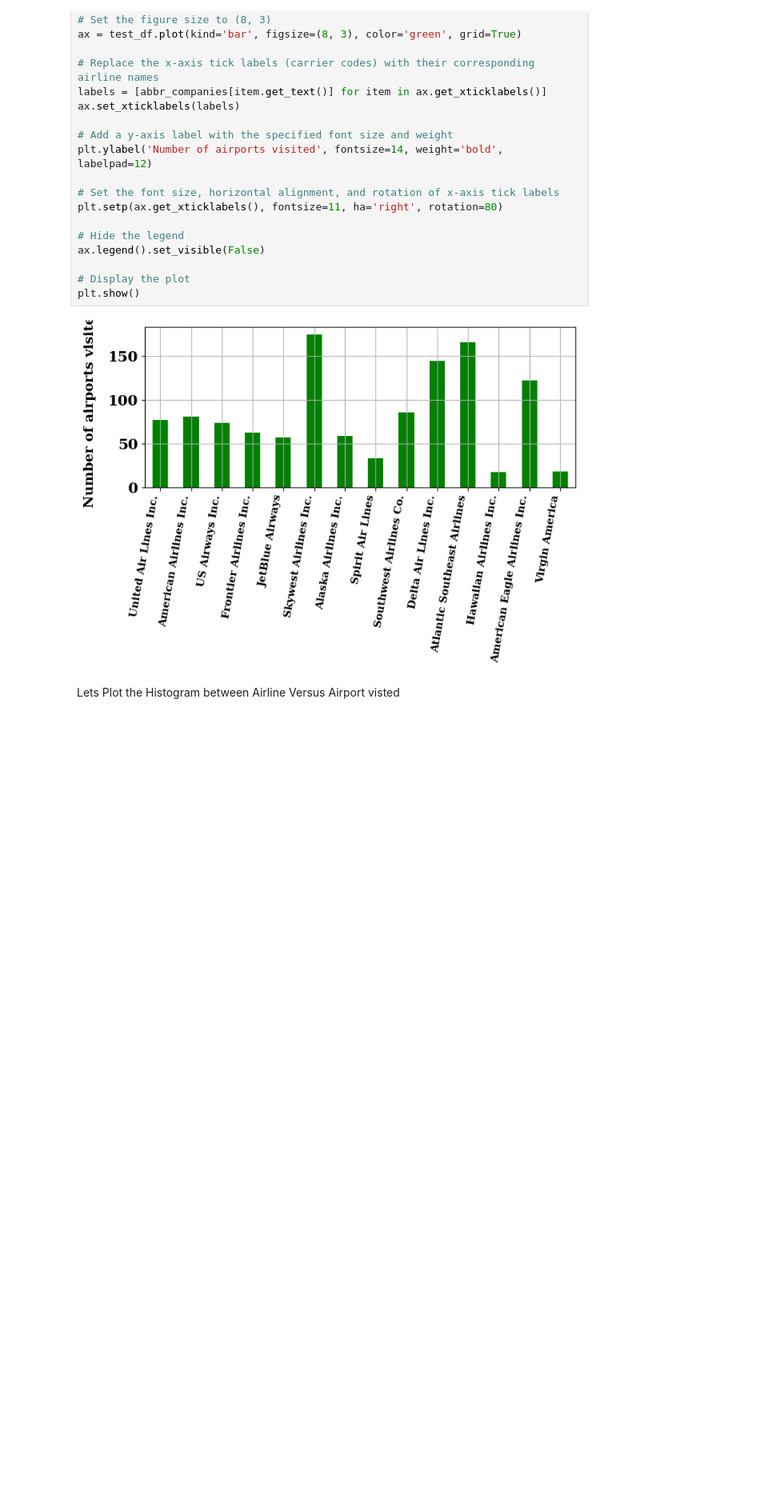
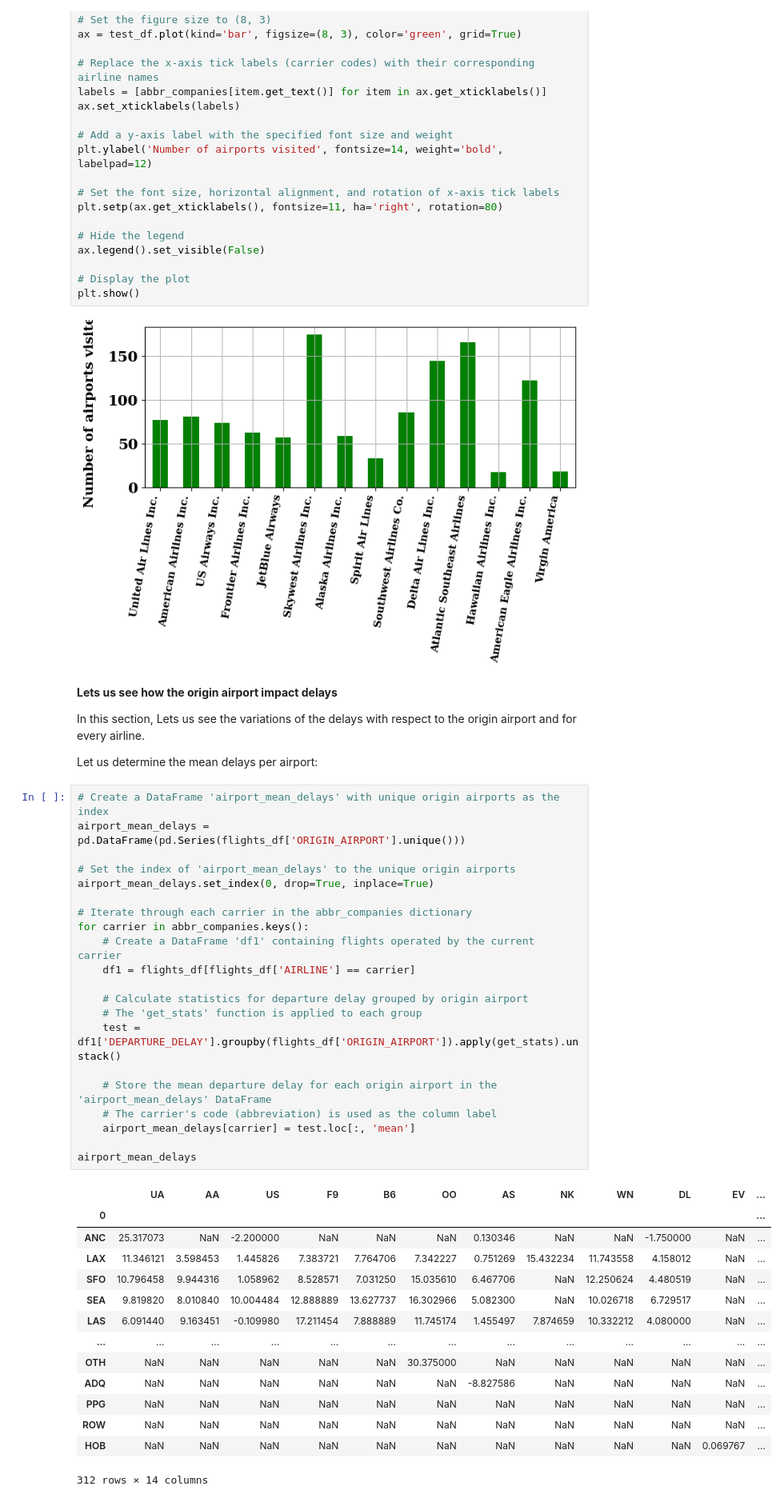
Before and after one commit to arvind-maurya/IIML_Group_Project, a Jupyter notebook: Predicting_Flight_Delay_Simple.ipynb, the cells around one changed output. Shown at 80% size. Cells and saved outputs as stored; diff of their text form; blank space fills up the shorter version.

```diff
--- a/Predicting_Flight_Delay_Simple.ipynb
+++ b/Predicting_Flight_Delay_Simple.ipynb
@@ -584,5 +586,45 @@ ax.legend().set_visible(False)
 plt.show()
 # %% [output]
 [figure]
-# %% [markdown]
-Lets Plot the Histogram between Airline Versus Airport visted
+# %% [markdown]
+**Lets us see how the origin airport impact delays**
+
+In this section, Lets us see the variations of the delays with respect to the origin airport and for every airline.
+
+Let us determine the mean delays per airport:
+# %%
+# Create a DataFrame 'airport_mean_delays' with unique origin airports as the index
+airport_mean_delays = pd.DataFrame(pd.Series(flights_df['ORIGIN_AIRPORT'].unique()))
+
+# Set the index of 'airport_mean_delays' to the unique origin airports
+airport_mean_delays.set_index(0, drop=True, inplace=True)
+
+# Iterate through each carrier in the abbr_companies dictionary
+for carrier in abbr_companies.keys():
+    # Create a DataFrame 'df1' containing flights operated by the current carrier
+    df1 = flights_df[flights_df['AIRLINE'] == carrier]
+
+    # Calculate statistics for departure delay grouped by origin airport
+    # The 'get_stats' function is applied to each group
+    test = df1['DEPARTURE_DELAY'].groupby(flights_df['ORIGIN_AIRPORT']).apply(get_stats).unstack()
+
+    # Store the mean departure delay for each origin airport in the 'airport_mean_delays' DataFrame
+    # The carrier's code (abbreviation) is used as the column label
+    airport_mean_delays[carrier] = test.loc[:, 'mean']
+
+airport_mean_delays
+# %% [output]
+|  | UA | AA | US | F9 | B6 | OO | AS | NK | WN | DL | EV | ... |
+| 0 |  |  |  |  |  |  |  |  |  |  |  | ... |
+| ANC | 25.317073 | NaN | -2.200000 | NaN | NaN | NaN | 0.130346 | NaN | NaN | -1.750000 | NaN | ... |
+| LAX | 11.346121 | 3.598453 | 1.445826 | 7.383721 | 7.764706 | 7.342227 | 0.751269 | 15.432234 | 11.743558 | 4.158012 | NaN | ... |
+| SFO | 10.796458 | 9.944316 | 1.058962 | 8.528571 | 7.031250 | 15.035610 | 6.467706 | NaN | 12.250624 | 4.480519 | NaN | ... |
+| SEA | 9.819820 | 8.010840 | 10.004484 | 12.888889 | 13.627737 | 16.302966 | 5.082300 | NaN | 10.026718 | 6.729517 | NaN | ... |
+| LAS | 6.091440 | 9.163451 | -0.109980 | 17.211454 | 7.888889 | 11.745174 | 1.455497 | 7.874659 | 10.332212 | 4.080000 | NaN | ... |
+| ... | ... | ... | ... | ... | ... | ... | ... | ... | ... | ... | ... | ... |
+| OTH | NaN | NaN | NaN | NaN | NaN | 30.375000 | NaN | NaN | NaN | NaN | NaN | ... |
+| ADQ | NaN | NaN | NaN | NaN | NaN | NaN | -8.827586 | NaN | NaN | NaN | NaN | ... |
+| PPG | NaN | NaN | NaN | NaN | NaN | NaN | NaN | NaN | NaN | NaN | NaN | ... |
+| ROW | NaN | NaN | NaN | NaN | NaN | NaN | NaN | NaN | NaN | NaN | NaN | ... |
+| HOB | NaN | NaN | NaN | NaN | NaN | NaN | NaN | NaN | NaN | NaN | 0.069767 | ... |
+312 rows × 14 columns
```
Also changed, not shown: parts of 5 cells of this notebook.
